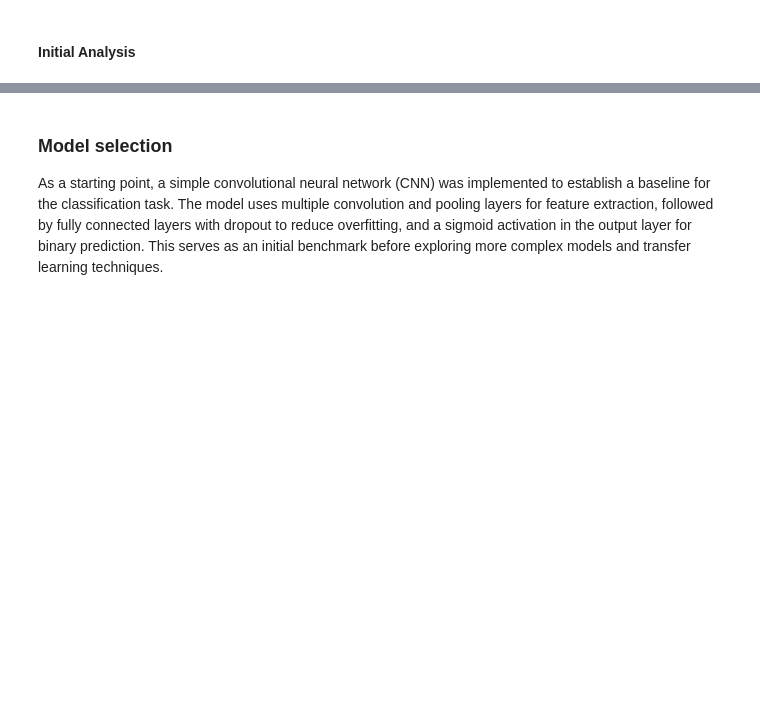
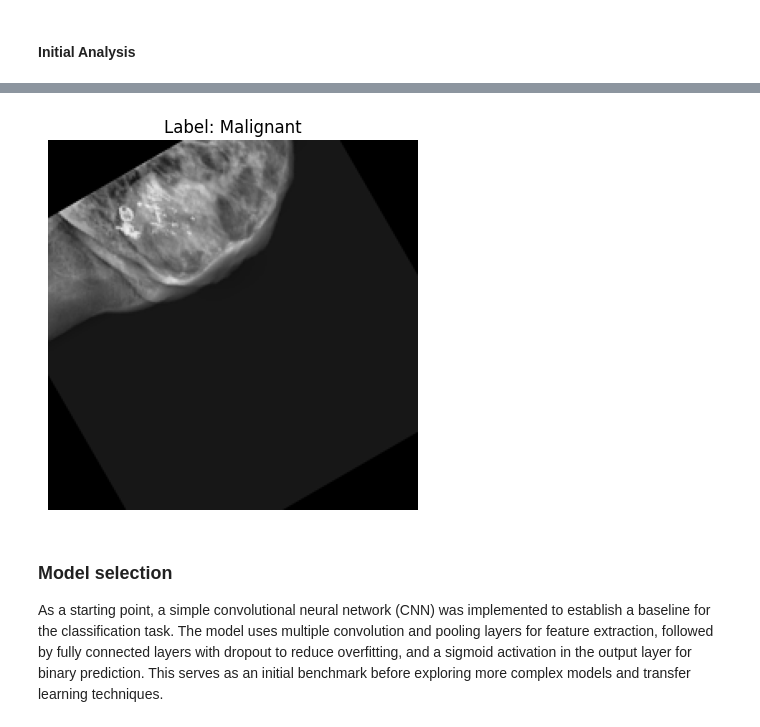
Before and after one commit to sreerag-chandrasekharan/Brest-Cancer-classifier, a Jupyter notebook: data analysis/model_2.ipynb, the cells around one changed output, grey strips where cells are left out. Saved outputs shown, nothing was run; the diff lists cells and outputs as text; code cells hidden in the pictures; blank space fills up the shorter version.

```diff
--- a/data analysis/model_2.ipynb
+++ b/data analysis/model_2.ipynb
@@ -63,9 +71,18 @@ imgs.shape, labels.shape
 # %%
-ind = np.random.randint(0, imgs.shape[0])
-print(f"Image shape: {imgs[ind].shape}, Label: {labels[ind]}")
-plt.imshow(imgs[0])
-plt.ylabel(labels[0])
+# Convert to numpy for visualization
+first_img = imgs[1].numpy()
+first_label = labels[1].numpy()
+
+# Map class indices to names
+class_names = ['Benign', 'Malignant']
+
+# Plot the first image
+plt.imshow(first_img.astype("uint8"))
+plt.axis("off")
+plt.title(f"Label: {class_names[int(first_label)]}")
 plt.show()
+# %% [output]
+[figure, added]
 # %% [markdown]
 ### Model selection
 As a starting point, a simple convolutional neural network (CNN) was implemented to establish a baseline for the classification task. The model uses multiple convolution and pooling layers for feature extraction, followed by fully connected layers with dropout to reduce overfitting, and a sigmoid activation in the output layer for binary prediction. This serves as an initial benchmark before exploring more complex models and transfer learning techniques.
```
Also changed, not shown: parts of 17 cells of this notebook.
